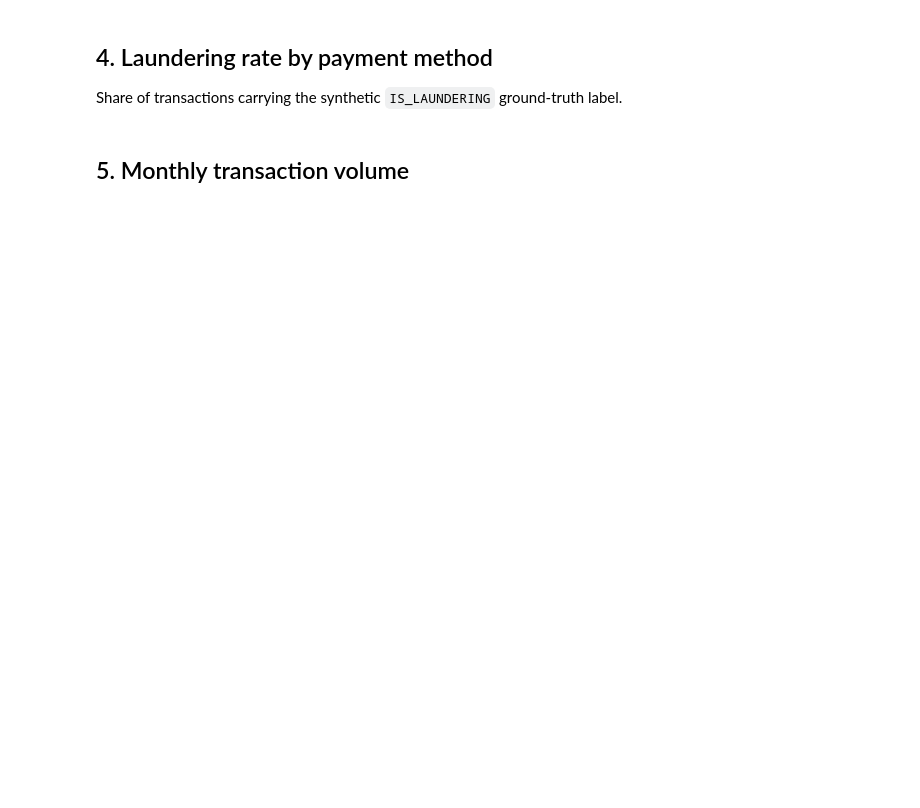
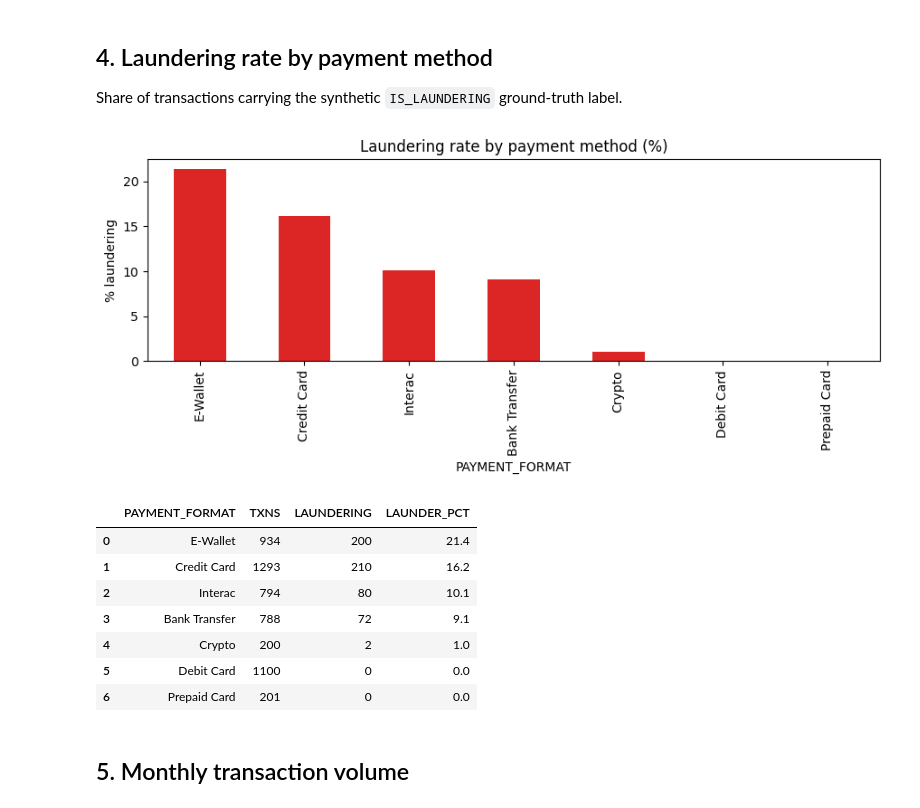
Before and after one commit to pdoahi/gaming-compliance-risk-platform-snowflake, a Jupyter notebook: notebooks/02_data_profiling.ipynb, the cells around one changed output. Cells and saved outputs as stored; diff of their text form; code cells hidden in the pictures; blank space fills up the shorter version.

```diff
--- a/notebooks/02_data_profiling.ipynb
+++ b/notebooks/02_data_profiling.ipynb
@@ -60,11 +84,21 @@ pm
 Share of transactions carrying the synthetic `IS_LAUNDERING` ground-truth label.
 # %%
 lr = q('''SELECT PAYMENT_FORMAT, COUNT(*) AS TXNS, SUM(IFF(IS_LAUNDERING,1,0)) AS LAUNDERING,
-                 ROUND(100.0*AVG(IFF(IS_LAUNDERING,1,0)),1) AS LAUNDER_PCT
+                 ROUND(100.0*AVG(IFF(IS_LAUNDERING,1,0)),1)::FLOAT AS LAUNDER_PCT
           FROM STAGING.STG_TRANSACTIONS WHERE IS_VALID GROUP BY 1 ORDER BY LAUNDER_PCT DESC''')
 ax = lr.plot.bar(x="PAYMENT_FORMAT", y="LAUNDER_PCT", legend=False, figsize=(9,4), color="#dc2626")
 ax.set_title("Laundering rate by payment method (%)"); ax.set_ylabel("% laundering"); plt.tight_layout(); plt.show()
 lr
+# %% [output]
+[figure, added]
+|  | PAYMENT_FORMAT | TXNS | LAUNDERING | LAUNDER_PCT |
+| 0 | E-Wallet | 934 | 200 | 21.4 |
+| 1 | Credit Card | 1293 | 210 | 16.2 |
+| 2 | Interac | 794 | 80 | 10.1 |
+| 3 | Bank Transfer | 788 | 72 | 9.1 |
+| 4 | Crypto | 200 | 2 | 1.0 |
+| 5 | Debit Card | 1100 | 0 | 0.0 |
+| 6 | Prepaid Card | 201 | 0 | 0.0 |
 # %% [markdown]
 ## 5. Monthly transaction volume
 # %%
```
Also changed, not shown: parts of 8 cells of this notebook, 2 other files.
